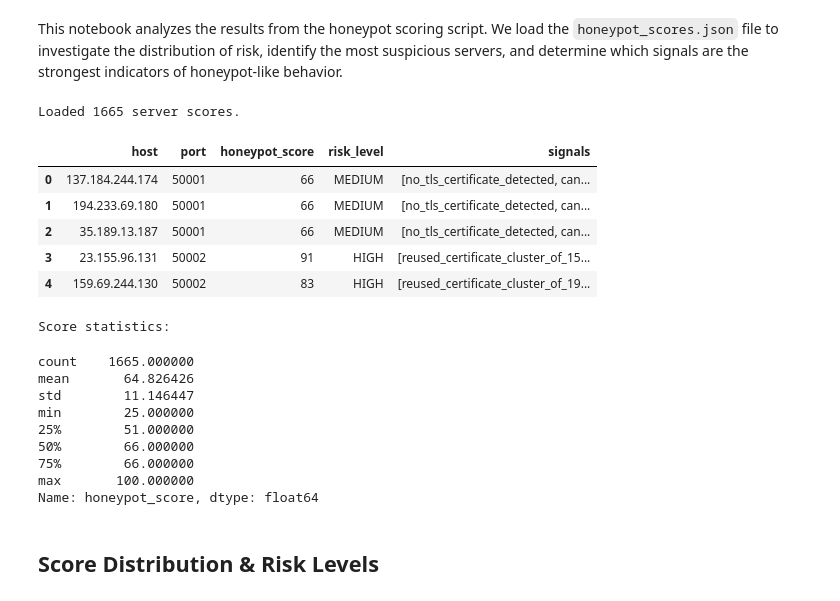
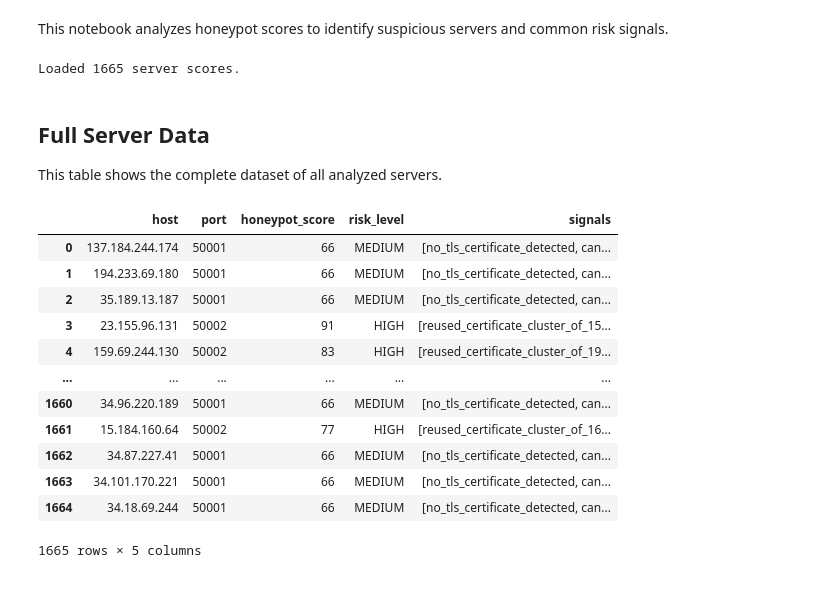
Before and after one commit to gabrielcaixeta01/electrum-observatory, a Jupyter notebook: analysis/notebooks/03_honeypot_detection.ipynb, the cells around one changed output. Drawn from its saved outputs; the diff is of its cells as text; code cells hidden in the pictures.

```diff
--- a/analysis/notebooks/03_honeypot_detection.ipynb
+++ b/analysis/notebooks/03_honeypot_detection.ipynb
@@ -3,5 +3,5 @@
-# %% [markdown]
-This notebook analyzes the results from the honeypot scoring script. We load the `honeypot_scores.json` file to investigate the distribution of risk, identify the most suspicious servers, and determine which signals are the strongest indicators of honeypot-like behavior.
+# %% [markdown]
+This notebook analyzes honeypot scores to identify suspicious servers and common risk signals.
 # %%
 import pandas as pd
 import json
@@ -9,8 +9,11 @@ from pathlib import Path
 import matplotlib.pyplot as plt
 import seaborn as sns
 
+# Show full column content
+pd.set_option('display.max_colwidth', None)
+
 # --- Setup ---
-DATA_FILE = Path("../../honeypot_scores.json")
+DATA_FILE = Path("../../data/honeypot_score/honeypot_scores.json")
 sns.set_theme(style="whitegrid")
 
 # --- Load Dataset ---
@@ -25,26 +28,25 @@ def load_json_df(file_path):
 scores_df = load_json_df(DATA_FILE)
 if not scores_df.empty:
     print(f"Loaded {len(scores_df)} server scores.")
-    display(scores_df.head())
-    print("\nScore statistics:")
-    display(scores_df['honeypot_score'].describe())
 # %% [output]
 Loaded 1665 server scores.
-|  | host | port | honeypot_score | risk_level | signals |
-| 0 | 137.184.244.174 | 50001 | 66 | MEDIUM | [no_tls_certificate_detected, can... |
-| 1 | 194.233.69.180 | 50001 | 66 | MEDIUM | [no_tls_certificate_detected, can... |
-| 2 | 35.189.13.187 | 50001 | 66 | MEDIUM | [no_tls_certificate_detected, can... |
-| 3 | 23.155.96.131 | 50002 | 91 | HIGH | [reused_certificate_cluster_of_15... |
-| 4 | 159.69.244.130 | 50002 | 83 | HIGH | [reused_certificate_cluster_of_19... |
-Score statistics:
-count    1665.000000
-mean       64.826426
-std        11.146447
-min        25.000000
-25%        51.000000
-50%        66.000000
-75%        66.000000
-max       100.000000
-Name: honeypot_score, dtype: float64
-# %% [markdown]
-## Score Distribution & Risk Levels
+# %% [markdown]
+## Full Server Data
+This table shows the complete dataset of all analyzed servers.
+# %%
+if not scores_df.empty:
+    display(scores_df)
+# %% [output]
+|  | host | port | honeypot_score | risk_level | signals |
+| 0 | 137.184.244.174 | 50001 | 66 | MEDIUM | [no_tls_certificate_detected, can... |
+| 1 | 194.233.69.180 | 50001 | 66 | MEDIUM | [no_tls_certificate_detected, can... |
+| 2 | 35.189.13.187 | 50001 | 66 | MEDIUM | [no_tls_certificate_detected, can... |
+| 3 | 23.155.96.131 | 50002 | 91 | HIGH | [reused_certificate_cluster_of_15... |
+| 4 | 159.69.244.130 | 50002 | 83 | HIGH | [reused_certificate_cluster_of_19... |
+| ... | ... | ... | ... | ... | ... |
+| 1660 | 34.96.220.189 | 50001 | 66 | MEDIUM | [no_tls_certificate_detected, can... |
+| 1661 | 15.184.160.64 | 50002 | 77 | HIGH | [reused_certificate_cluster_of_16... |
+| 1662 | 34.87.227.41 | 50001 | 66 | MEDIUM | [no_tls_certificate_detected, can... |
+| 1663 | 34.101.170.221 | 50001 | 66 | MEDIUM | [no_tls_certificate_detected, can... |
+| 1664 | 34.18.69.244 | 50001 | 66 | MEDIUM | [no_tls_certificate_detected, can... |
+1665 rows × 5 columns
```
Also changed, not shown: parts of 13 cells of this notebook, 3 other files.
